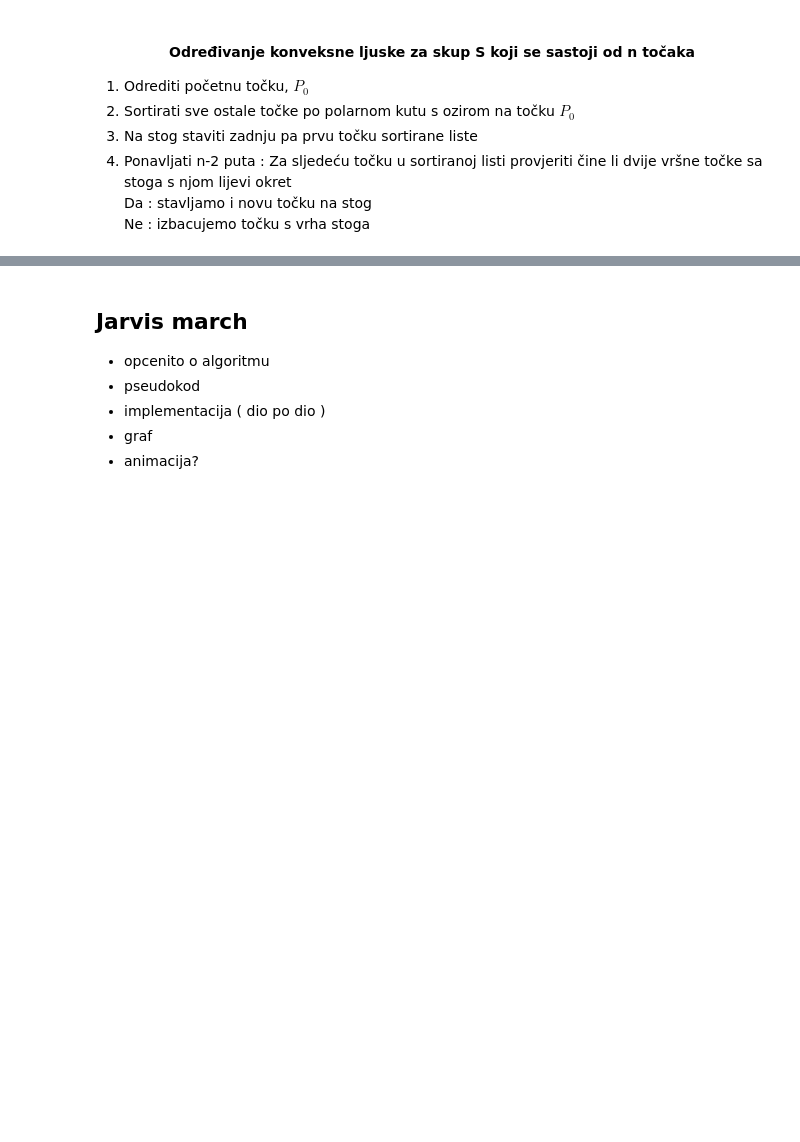
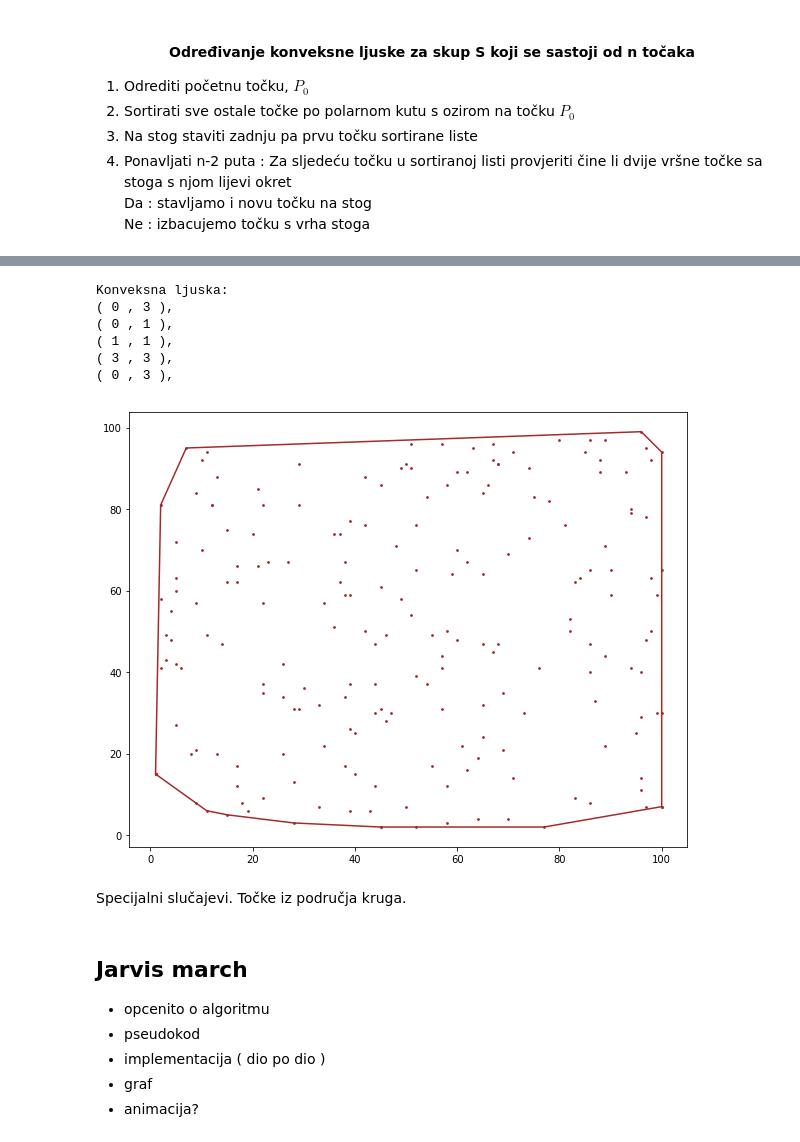
Before and after one commit to sarapuz/Matematicki_softver, a Jupyter notebook: 1.zadaca/konv_algoritmi.ipynb, the cells around one changed output, grey strips where cells are left out. Cells and saved outputs as stored; diff of their text form; code cells hidden in the pictures; blank space fills up the shorter version.

Commit message:
Implementiran Gramov algoritam i prikaz na skupu od 200 random točaka.

```diff
--- a/1.zadaca/konv_algoritmi.ipynb
+++ b/1.zadaca/konv_algoritmi.ipynb
@@ -147,3 +194,15 @@ X :  9 , Y : 9
+# %%
+import functools as func
+
+def function_for_sort( x, y ):
+    global P_0
+    coef = Mleft_turn(P_0, x, y)
+    if coef > 0 :
+        return -1
+    elif coef == 0:
+        if Mdistance(P_0, x) < Mdistance(P_0, y):
+            return -1
+    return 1
 # %% [markdown]
 <h2> Graham algoritam </h2>
 
@@ -175,3 +252,47 @@ SyntaxError: unexpected EOF while parsing (<ipython-input-13-23595e59cbdd>, line
+# %%
+example = [[1,1], [0,1], [3,3], [1.5,2], [0, 3],[1,2]]
+convex = Graham( example )
+print("Konveksna ljuska:")
+
+for x in convex:
+    print("(",x[0],",",x[1],"), ");
+# %% [output]
+Konveksna ljuska:
+( 0 , 3 ),
+( 0 , 1 ),
+( 1 , 1 ),
+( 3 , 3 ),
+( 0 , 3 ),
+# %%
+# generiranje skupa od 200 random točaka
+array_ = []
+for x in range(200):
+    point = [ rand.randint(1,100), rand.randint(1,100) ]
+    array_.append(point)
+
+ConvexHull_array = Graham( array_ )
+P_0 = Mleftmost_point( array_ )
+# %%
+%matplotlib inline
+
+# grafički prikaz točaka i pripadne konveksne ljuske
+ConvexHull_array.append(ConvexHull_array[0])
+x1, y1 = zip(*array_)
+x2, y2 = zip(*ConvexHull_array)
+
+
+
+Hull = plt.figure(figsize=(10,8))
+ax1 = Hull.add_subplot(111)
+ax1.scatter( x1, y1, color='brown', s=3)
+ax1.scatter( P_0[0], P_0[1], color='red', s=5 )
+ax1.plot( x2, y2, color='brown')
+
+plt.show()
+# %% [output]
+[figure, added]
+# %% [markdown]
+Specijalni slučajevi. Točke iz područja kruga.
 # %% [markdown]
 <h2> Jarvis march </h2>
 
```
Also changed, not shown: parts of 9 cells of this notebook.
